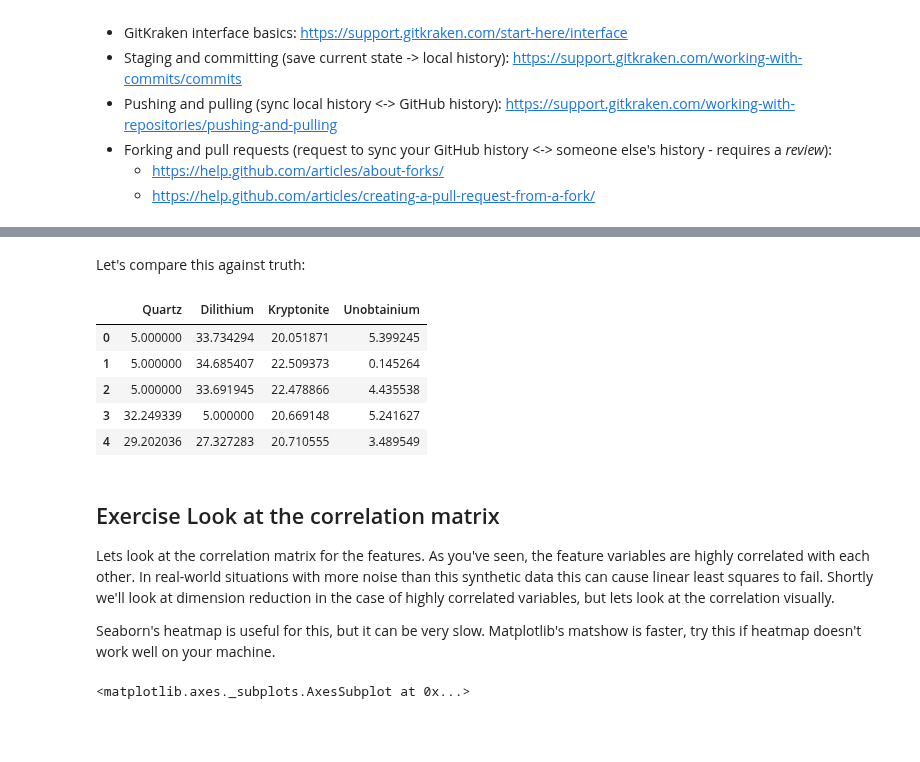
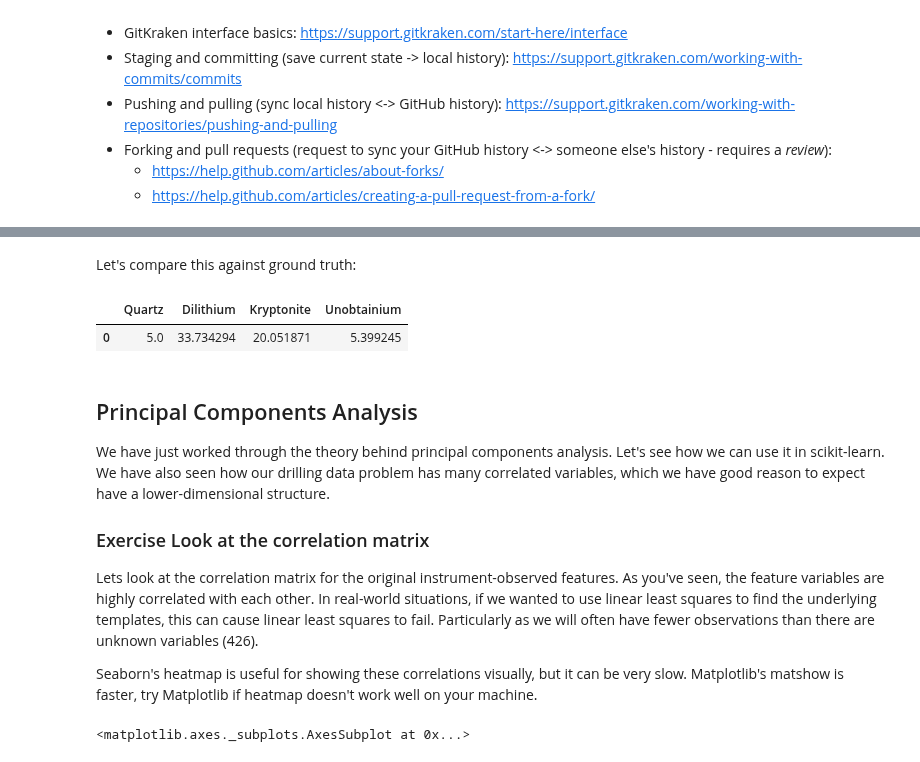
Before and after one commit to core-skills/06-multivariate-analysis, a Jupyter notebook: notebooks/week4_am2.ipynb, the cells around one changed output, grey strips where cells are left out. Cells and saved outputs as stored; diff of their text form; code cells hidden in the pictures; blank space fills up the shorter version.

```diff
--- a/notebooks/week4_am2.ipynb
+++ b/notebooks/week4_am2.ipynb
@@ -85,22 +85,22 @@ OLS Regression Results
 Warnings:
 [1] Standard Errors assume that the covariance matrix of the errors is correctly specified.
 # %% [markdown]
-Let's compare this against truth:
+Let's compare this against ground truth:
 # %%
-compositions.head()
+compositions.head(1)
 # %% [output]
 |  | Quartz | Dilithium | Kryptonite | Unobtainium |
-| 0 | 5.000000 | 33.734294 | 20.051871 | 5.399245 |
-| 1 | 5.000000 | 34.685407 | 22.509373 | 0.145264 |
-| 2 | 5.000000 | 33.691945 | 22.478866 | 4.435538 |
-| 3 | 32.249339 | 5.000000 | 20.669148 | 5.241627 |
-| 4 | 29.202036 | 27.327283 | 20.710555 | 3.489549 |
+| 0 | 5.0 | 33.734294 | 20.051871 | 5.399245 |
 # %% [markdown]
-## Exercise Look at the correlation matrix
+## Principal Components Analysis
 
-Lets look at the correlation matrix for the features.  As you've seen, the feature variables are highly correlated with each other.  In real-world situations with more noise than this synthetic data this can cause linear least squares to fail.  Shortly we'll look at dimension reduction in the case of highly correlated variables, but lets look at the correlation visually.
+We have just worked through the theory behind principal components analysis.  Let's see how we can use it in scikit-learn.  We have also seen how our drilling data problem has many correlated variables, which we have good reason to expect have a lower-dimensional structure.
 
-Seaborn's heatmap is useful for this, but it can be very slow.  Matplotlib's matshow is faster, try this if heatmap doesn't work well on your machine.
+### Exercise Look at the correlation matrix
+
+Lets look at the correlation matrix for the original instrument-observed features.  As you've seen, the feature variables are highly correlated with each other.  In real-world situations, if we wanted to use linear least squares to find the underlying templates, this can cause linear least squares to fail.  Particularly as we will often have fewer observations than there are unknown variables (426).
+
+Seaborn's heatmap is useful for showing these correlations visually, but it can be very slow.  Matplotlib's matshow is faster, try Matplotlib if heatmap doesn't work well on your machine.
 # %%
 import seaborn as sns
 correlation_matrix = np.corrcoef(X)
```
Also changed, not shown: parts of 37 cells of this notebook.
